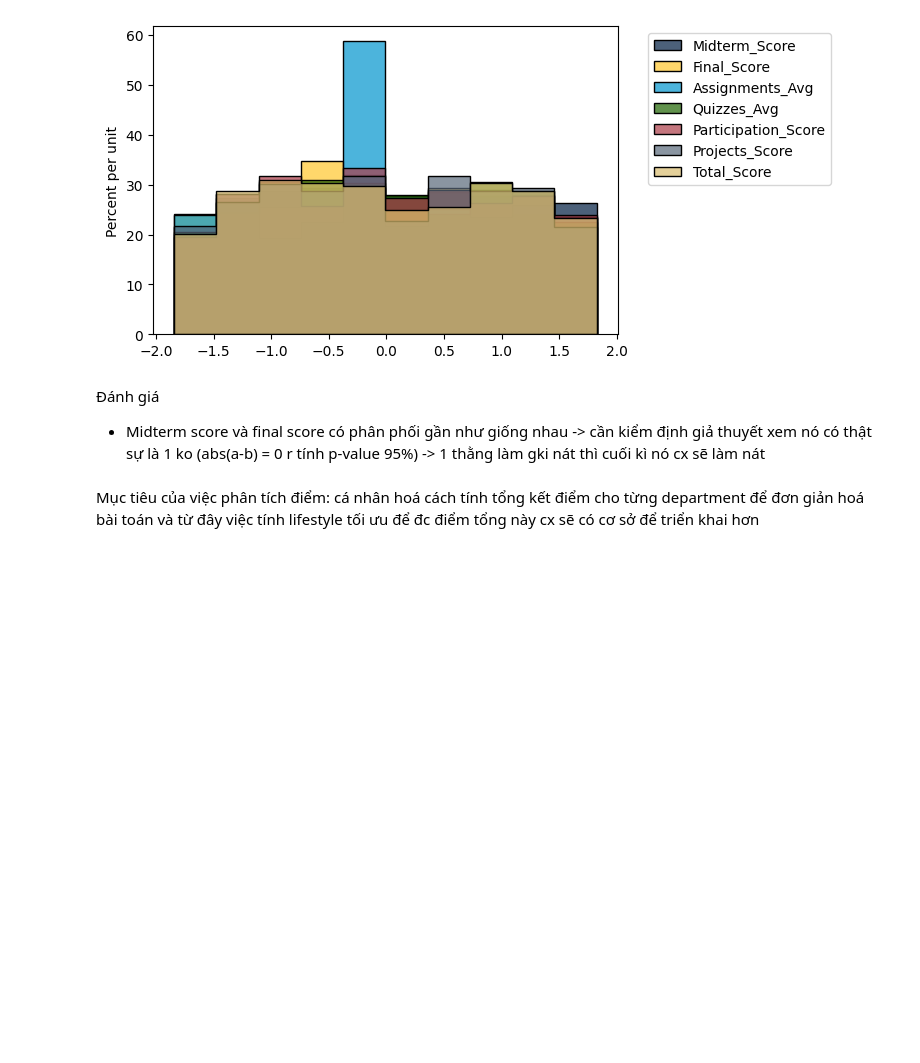
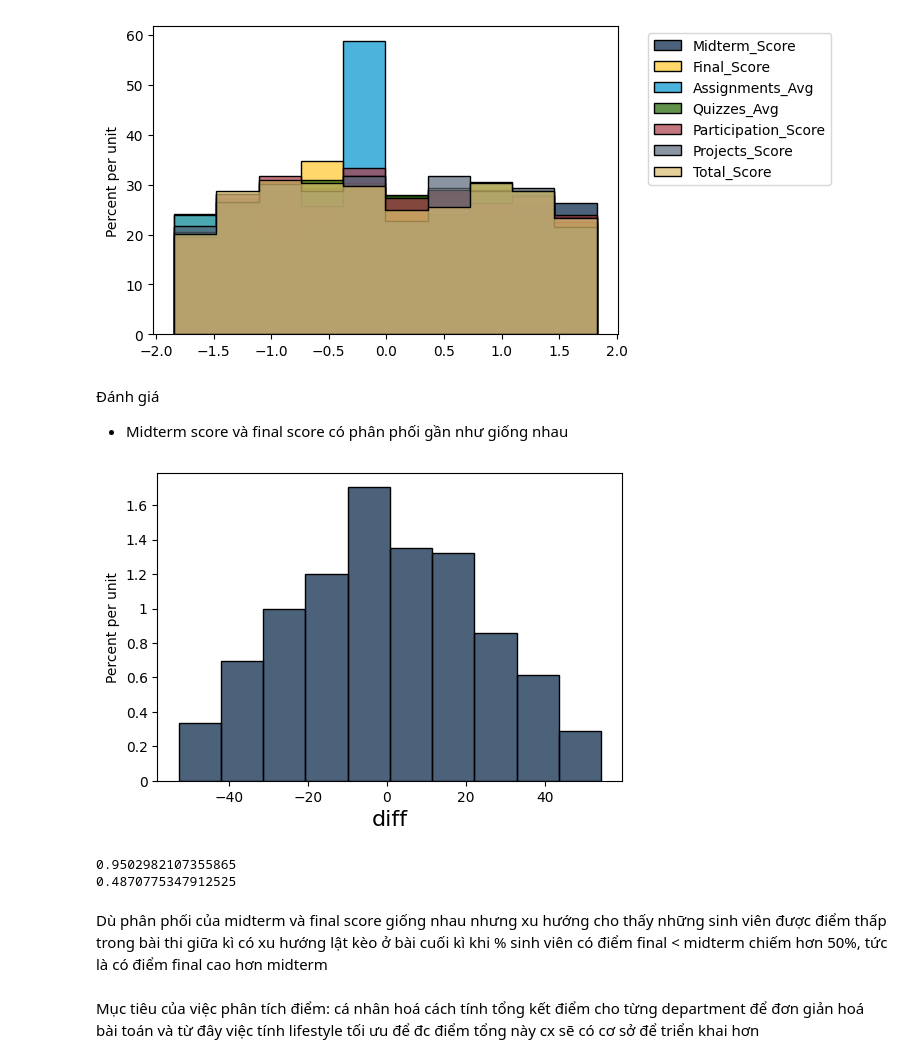
Before and after one commit to chikacow/Student-Performance-Discovery, a Jupyter notebook: mywork.ipynb, the cells around one changed output. Drawn from its saved outputs; the diff is of its cells as text; code cells hidden in the pictures; blank space fills up the shorter version.

```diff
--- a/mywork.ipynb
+++ b/mywork.ipynb
@@ -456,7 +471,23 @@ business_dp_af_su.hist()
 [figure]
 # %% [markdown]
 Đánh giá
-- Midterm score và final score có phân phối gần như giống nhau -> cần kiểm định giả thuyết xem nó có thật sự là 1 ko (abs(a-b) = 0 r tính p-value 95%) -> 1 thằng làm gki nát thì cuối kì nó cx sẽ làm nát
+- Midterm score và final score có phân phối gần như giống nhau
+# %%
+diff_fin_mid_score = (business_dp.column("Midterm_Score") - business_dp.column("Final_Score"))
+Table().with_column("diff", diff_fin_mid_score).hist()
+# %% [output]
+[figure, added]
+# %%
+p_value = np.count_nonzero(diff_fin_mid_score < 40) / len(diff_fin_mid_score)
+print(p_value)
+
+a = np.count_nonzero(diff_fin_mid_score >= 0) / len(diff_fin_mid_score)
+print(a)
+# %% [output]
+0.9502982107355865
+0.4870775347912525
+# %% [markdown]
+Dù phân phối của midterm và final score giống nhau nhưng xu hướng cho thấy những sinh viên được điểm thấp trong bài thi giữa kì có xu hướng lật kèo ở bài cuối kì khi % sinh viên có điểm final < midterm chiếm hơn 50%, tức là có điểm final cao hơn midterm
 # %% [markdown]
 Mục tiêu của việc phân tích điểm: cá nhân hoá cách tính tổng kết điểm cho từng department để đơn giản hoá bài toán và từ đây việc tính lifestyle tối ưu để đc điểm tổng này cx sẽ có cơ sở để triển khai hơn
 # %%
```
Also changed, not shown: parts of 24 cells of this notebook, 1 other file.
